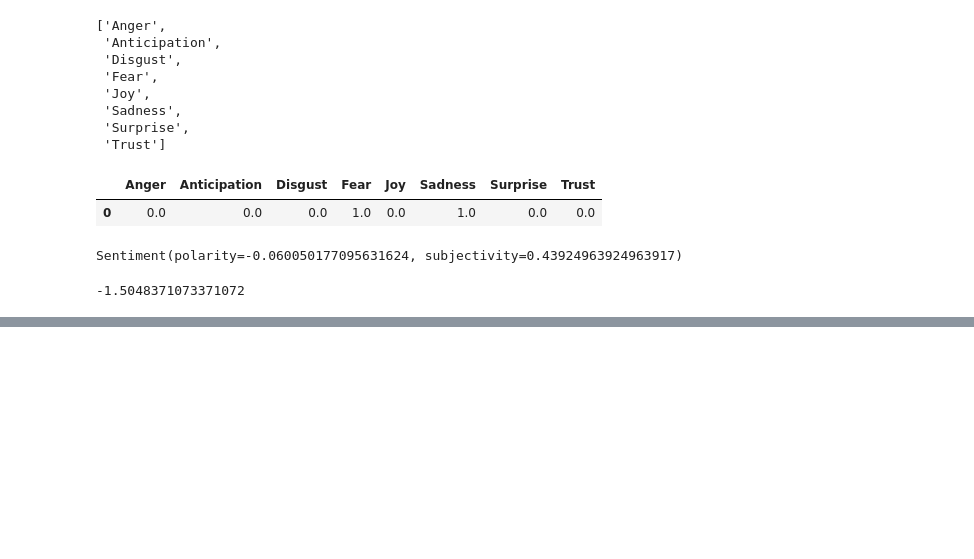
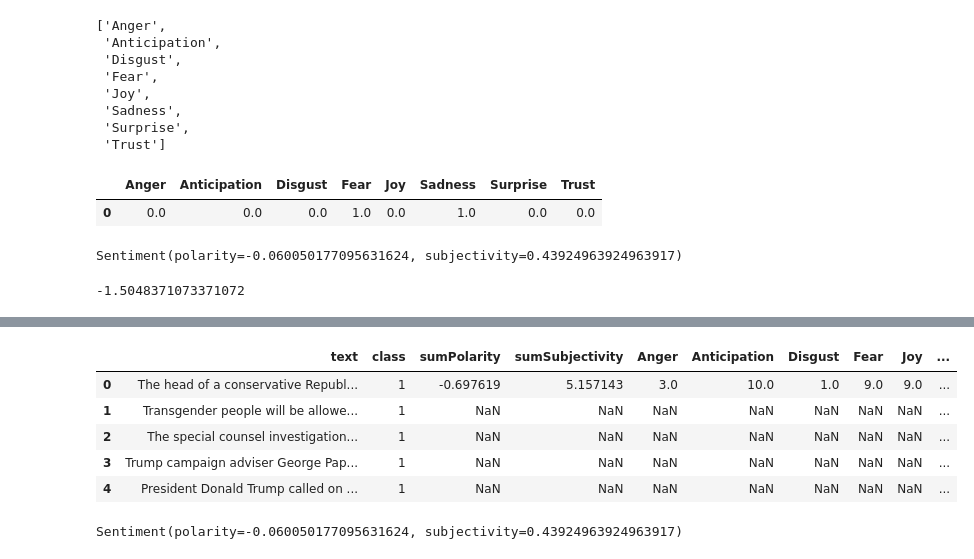
Before and after one commit to kertser/FakeNews, a Jupyter notebook: fakeNews.ipynb, the cells around one changed output, grey strips where cells are left out. Drawn from its saved outputs; the diff is of its cells as text; code cells hidden in the pictures; blank space fills up the shorter version.

```diff
--- a/fakeNews.ipynb
+++ b/fakeNews.ipynb
@@ -329,0 +345,3 @@ MaxSubjectivityFrequency = round(max(freqs2),2) # Feature
+# %%
+fake_news_full_df = pd.concat([true_df,false_df]).reset_index(drop=True)[['text','class']]
+fake_news_full_df.describe()
@@ -329,0 +402,13 @@ MaxSubjectivityFrequency = round(max(freqs2),2) # Feature
+# %%
+fake_news_full_df.head()
+# %% [output]
+|  | text | class | sumPolarity | sumSubjectivity | Anger | Anticipation | Disgust | Fear | Joy | ... |
+| 0 | The head of a conservative Republ... | 1 | -0.697619 | 5.157143 | 3.0 | 10.0 | 1.0 | 9.0 | 9.0 | ... |
+| 1 | Transgender people will be allowe... | 1 | NaN | NaN | NaN | NaN | NaN | NaN | NaN | ... |
+| 2 | The special counsel investigation... | 1 | NaN | NaN | NaN | NaN | NaN | NaN | NaN | ... |
+| 3 | Trump campaign adviser George Pap... | 1 | NaN | NaN | NaN | NaN | NaN | NaN | NaN | ... |
+| 4 | President Donald Trump called on ... | 1 | NaN | NaN | NaN | NaN | NaN | NaN | NaN | ... |
+# %%
+testSentence.sentiment
+# %% [output]
+Sentiment(polarity=-0.060050177095631624, subjectivity=0.43924963924963917)
```
Also changed, not shown: parts of 16 cells of this notebook.
